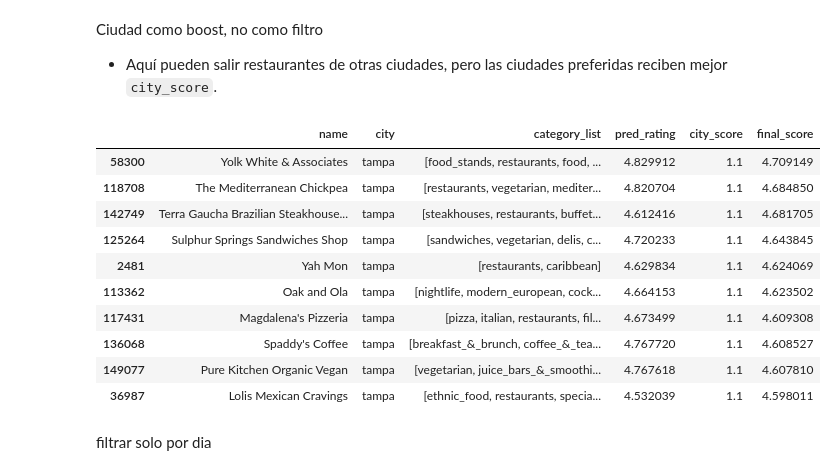
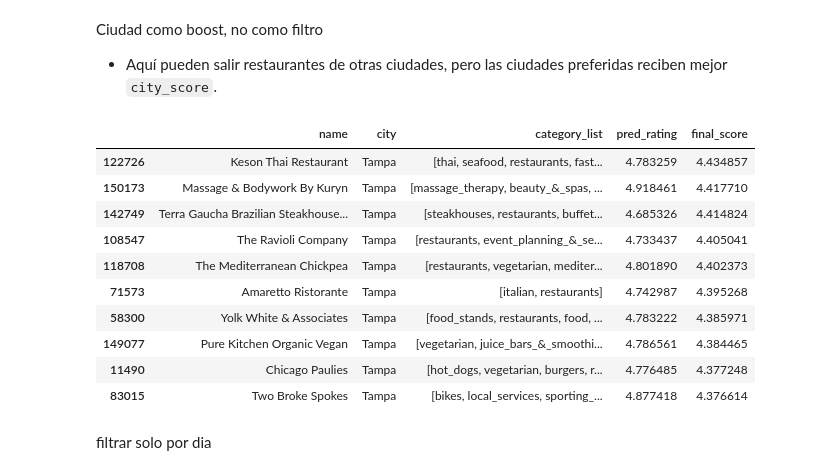
Before and after one commit to ErichGiusseppe/A-Recommender-System-for-Yelp-Reviews, a Jupyter notebook: notebooks/03_contexto.ipynb, the cells around one changed output. Saved outputs shown, nothing was run; the diff lists cells and outputs as text; code cells hidden in the pictures.

```diff
--- a/notebooks/03_contexto.ipynb
+++ b/notebooks/03_contexto.ipynb
@@ -146,21 +582,0 @@ model = joblib.load(MODEL_DIR / 'svdpp_model.joblib')
-# %%
-# Convertir categorías a lista limpia
-df_businesses["category_list"] = (
-    df_businesses["categories"]
-    .fillna("")
-    # Convertir la cadena de categorías en una lista, manejando casos nulos o vacíos
-    .apply(lambda x: x.split(",") if isinstance(x, str) else [])
-    # Normalizar categorías: eliminar espacios, convertir a minúsculas y reemplazar espacios por guiones bajos
-    .apply(lambda categories: [category.strip().lower().replace(' ', '_') for category in categories])
-)
-
-# asignar sin_categoría a negocios sin categorías
-df_businesses["category_list"] = df_businesses["category_list"].apply(lambda cats: cats if cats != [''] else ['sin_categoría'])
-
-# eliminar negocios sin categorías
-filter_sin_categoria = df_businesses["category_list"].apply(lambda cats: cats == ['sin_categoría'])
-print(f"Negocios sin categoría: {filter_sin_categoria.sum()} ({filter_sin_categoria.mean() * 100:.2f}%)")
-df_businesses = df_businesses[~filter_sin_categoria].copy()
-
-unique_categories = set(df_businesses["category_list"].explode().unique())
-print(f"Unique categories: {len(unique_categories)}")
@@ -170,2 +582,0 @@ Unique categories: 1311
-# %%
-df_businesses["city"] = df_businesses["city"].fillna("unknown").str.strip().str.lower()
@@ -174,7 +582,0 @@ df_businesses["city"] = df_businesses["city"].fillna("unknown").str.strip().str.
-# %%
-# Usar log1p para manejar la distribución sesgada de review_count y luego escalar a [0, 1]
-df_businesses['pop_score'] = MinMaxScaler().fit_transform(
-    np.log1p(df_businesses[['review_count']])
-)
-
-df_businesses[['business_id', 'review_count', 'pop_score']].head()
@@ -888,3 +1046,6 @@ def recommend_contextual_businesses(
+# %%
+model_svd = joblib.load(MODEL_DIR / 'model_SVDpp_100.joblib')
+model_contextual =  joblib.load(MODEL_DIR / 'model_contextual.joblib')
 # %% [markdown]
 no filtrar ni por dia ni por hora ni por ciudad
 # %%
@@ -945,29 +1108,30 @@ Ciudad como boost, no como filtro
 # %%
 recommendations = recommend_contextual_businesses(
     user_id="Ha3iJu77CxlrFm-vQRs_8g",
-    model=model,
-    businesses_df=df_businesses,
-    reviews_df=df_reviews,
+    model_svd=model_svd,
+    model_contextual=model_contextual,
+    df_businesses=df_businesses,
+    df_reviews=df_reviews,
     preferred_cities=["tampa"],
     filter_by_city=False,  # no filtramos por ciudad, solo le damos un boost a las que están en esas ciudades
     filter_by_open_day=False,
     filter_by_open_hour=False,
     top_n=10
 )
 
-recommendations[["name", "city", "category_list", "pred_rating", "city_score", "final_score"]]
+recommendations[["name", "city", "category_list", "pred_rating", "final_score"]]
 # %% [output]
-|  | name | city | category_list | pred_rating | city_score | final_score |
-| 58300 | Yolk White & Associates | tampa | [food_stands, restaurants, food, ... | 4.829912 | 1.1 | 4.709149 |
-| 118708 | The Mediterranean Chickpea | tampa | [restaurants, vegetarian, mediter... | 4.820704 | 1.1 | 4.684850 |
-| 142749 | Terra Gaucha Brazilian Steakhouse... | tampa | [steakhouses, restaurants, buffet... | 4.612416 | 1.1 | 4.681705 |
-| 125264 | Sulphur Springs Sandwiches Shop | tampa | [sandwiches, vegetarian, delis, c... | 4.720233 | 1.1 | 4.643845 |
-| 2481 | Yah Mon | tampa | [restaurants, caribbean] | 4.629834 | 1.1 | 4.624069 |
-| 113362 | Oak and Ola | tampa | [nightlife, modern_european, cock... | 4.664153 | 1.1 | 4.623502 |
-| 117431 | Magdalena's Pizzeria | tampa | [pizza, italian, restaurants, fil... | 4.673499 | 1.1 | 4.609308 |
-| 136068 | Spaddy's Coffee | tampa | [breakfast_&_brunch, coffee_&_tea... | 4.767720 | 1.1 | 4.608527 |
-| 149077 | Pure Kitchen Organic Vegan | tampa | [vegetarian, juice_bars_&_smoothi... | 4.767618 | 1.1 | 4.607810 |
-| 36987 | Lolis Mexican Cravings | tampa | [ethnic_food, restaurants, specia... | 4.532039 | 1.1 | 4.598011 |
+|  | name | city | category_list | pred_rating | final_score |
+| 122726 | Keson Thai Restaurant | Tampa | [thai, seafood, restaurants, fast... | 4.783259 | 4.434857 |
+| 150173 | Massage & Bodywork By Kuryn | Tampa | [massage_therapy, beauty_&_spas, ... | 4.918461 | 4.417710 |
+| 142749 | Terra Gaucha Brazilian Steakhouse... | Tampa | [steakhouses, restaurants, buffet... | 4.685326 | 4.414824 |
+| 108547 | The Ravioli Company | Tampa | [restaurants, event_planning_&_se... | 4.733437 | 4.405041 |
+| 118708 | The Mediterranean Chickpea | Tampa | [restaurants, vegetarian, mediter... | 4.801890 | 4.402373 |
+| 71573 | Amaretto Ristorante | Tampa | [italian, restaurants] | 4.742987 | 4.395268 |
+| 58300 | Yolk White & Associates | Tampa | [food_stands, restaurants, food, ... | 4.783222 | 4.385971 |
+| 149077 | Pure Kitchen Organic Vegan | Tampa | [vegetarian, juice_bars_&_smoothi... | 4.786561 | 4.384465 |
+| 11490 | Chicago Paulies | Tampa | [hot_dogs, vegetarian, burgers, r... | 4.776485 | 4.377248 |
+| 83015 | Two Broke Spokes | Tampa | [bikes, local_services, sporting_... | 4.877418 | 4.376614 |
 # %% [markdown]
 filtrar solo por dia
 # %%
```
Also changed, not shown: parts of 48 cells of this notebook, 6 other files.
